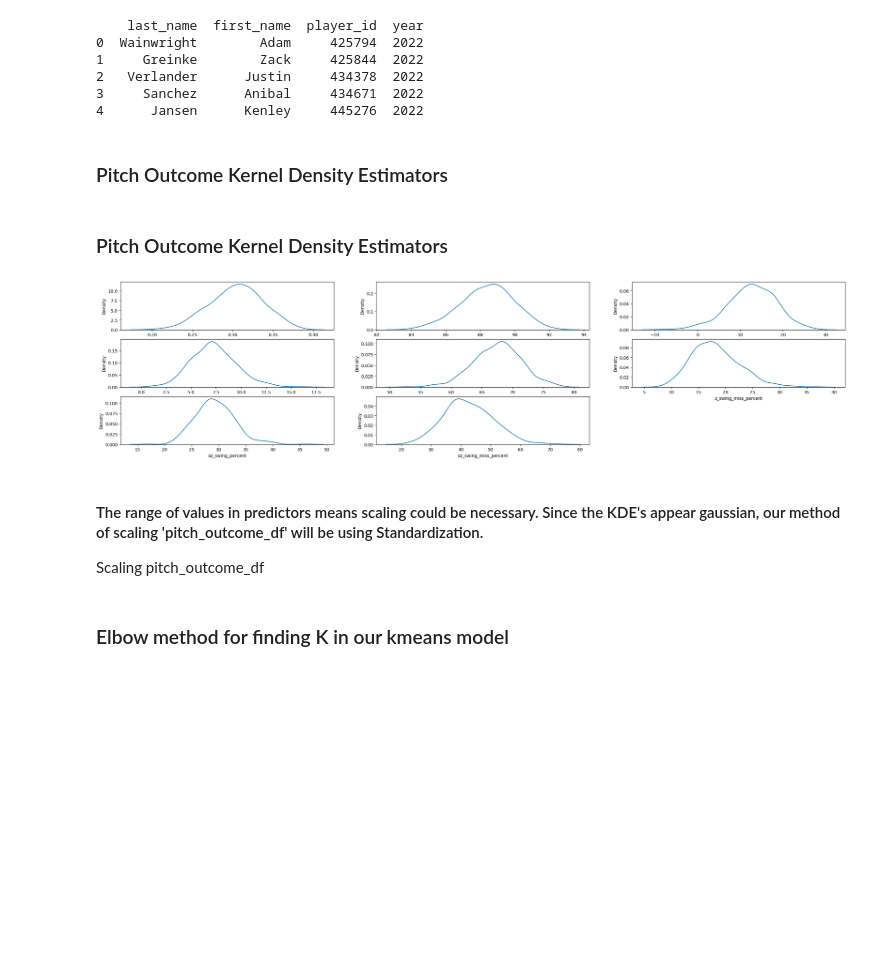
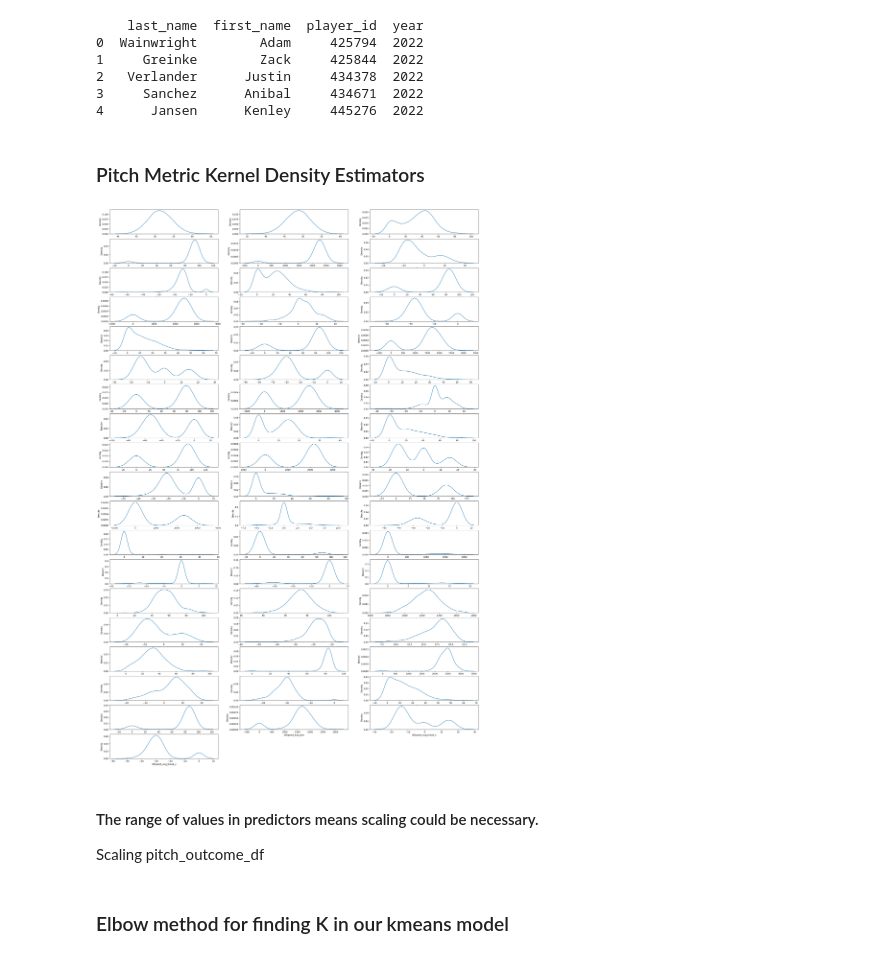
Before and after one commit to ajm-data/hitter-cluster-matchup, a Jupyter notebook: transform/jupyter_notebook/full.ipynb, the cells around one changed output. Drawn from its saved outputs; the diff is of its cells as text; code cells hidden in the pictures; blank space fills up the shorter version.

```diff
--- a/transform/jupyter_notebook/full.ipynb
+++ b/transform/jupyter_notebook/full.ipynb
@@ -73,22 +66,20 @@ simple_metric_df = df[df.columns[51:67]]
 3     Sanchez      Anibal     434671  2022
 4      Jansen      Kenley     445276  2022
 # %% [markdown]
-### Pitch Outcome Kernel Density Estimators
+### Pitch Metric Kernel Density Estimators
-# %% [markdown]
-### Pitch Outcome Kernel Density Estimators
 # %%
 plt.figure(figsize=(30,45))
-for i, col in enumerate(pitch_outcome_df.columns):
-    if pitch_outcome_df[col].dtype != 'object':
+for i, col in enumerate(pitch_metric_df.columns):
+    if pitch_metric_df[col].dtype != 'object':
         ax = plt.subplot(19,3, i+1)
-        sns.kdeplot(pitch_outcome_df[col], ax=ax) # kernel density estimation plot
+        sns.kdeplot(pitch_metric_df[col], ax=ax) # kernel density estimation plot
         plt.xlabel(col)
 
 plt.show()
 # %% [output]
-[figure, old version]
+[figure, new version]
 # %% [markdown]
-#### The range of values in predictors means scaling could be necessary. Since the KDE's appear gaussian, our method of scaling 'pitch_outcome_df' will be using Standardization.
+#### The range of values in predictors means scaling could be necessary.
 
 Scaling pitch_outcome_df
 # %%
```
Also changed, not shown: parts of 40 cells of this notebook.
